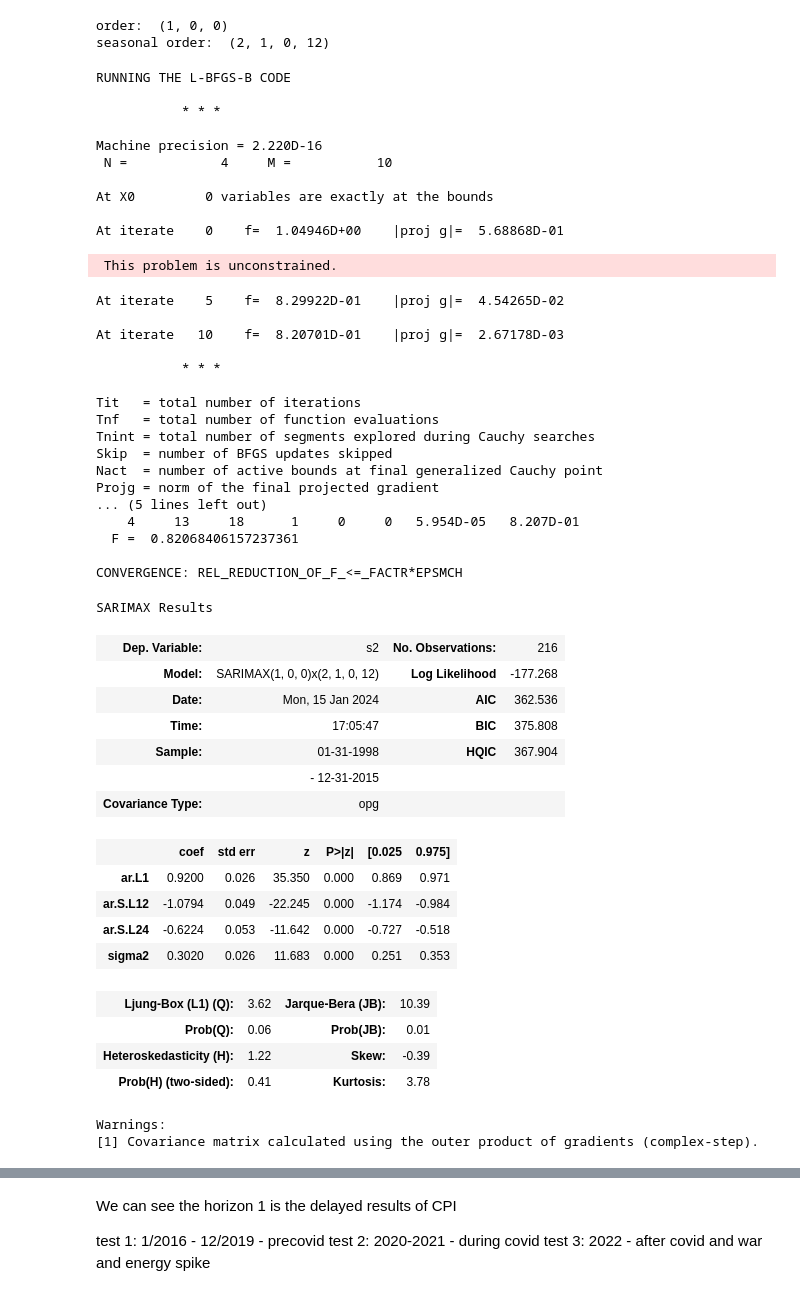
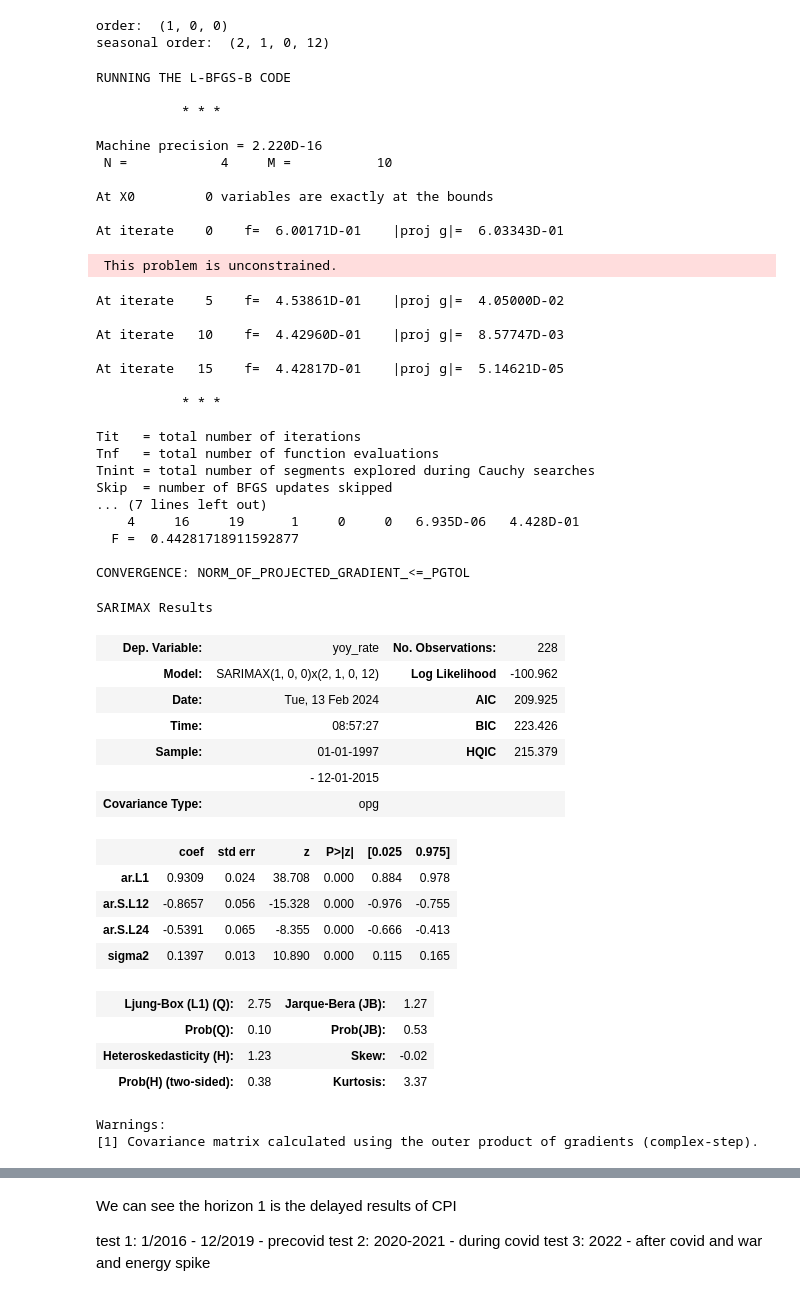
Before and after one commit to lamlam98765/thesis_code, a Jupyter notebook: main/Forecast_ar_model.ipynb, the cells around one changed output, grey strips where cells are left out. Cells and saved outputs as stored; diff of their text form; code cells hidden in the pictures.

```diff
--- a/main/Forecast_ar_model.ipynb
+++ b/main/Forecast_ar_model.ipynb
@@ -109,0 +105,10 @@ head_inf_train = head_inf[head_inf.index <= '2015-12-31']
+# %%
+order = (1, 0, 0)
+
+head_inf_train.index.freq = 'MS'
+
+sar = SARIMAX(head_inf_train,
+                order=order,
+                seasonal_order=None,
+                trend ='n').fit()
+sar.summary()
@@ -110,8 +157,7 @@ head_inf_train = head_inf[head_inf.index <= '2015-12-31']
 # %%
-#from pyramid.arima import auto_arima
 stepwise_model = pm.auto_arima(head_inf_train,
-                            start_p=1, start_q=0,
-                           max_p=12, max_q=0, m=12,
+                            start_p=2, start_q=0,
+                           max_p=12, max_q=12, m=12,
                            start_P=1, seasonal=True,
                            d=0, D=1, trace=True,
                            error_action='ignore',
@@ -119,5 +165,6 @@ stepwise_model = pm.auto_arima(head_inf_train,
                            stepwise=True,
                             information_criterion='bic')
 print(stepwise_model.bic())
+print(stepwise_model.summary())
 # %% [output]
 Performing stepwise search to minimize bic
@@ -148,57 +208,59 @@ print('seasonal order: ',seasonal_order)
 order:  (1, 0, 0)
 seasonal order:  (2, 1, 0, 12)
 # %%
-sar = SARIMAX(headline_train,
-                order=order,
+head_inf_train.index.freq = 'MS'
+
+sar = SARIMAX(head_inf_train,
+                order=(1, 0, 0),
                 seasonal_order=seasonal_order,
-                 trend ='n').fit()
+                trend ='n').fit()
 sar.summary()
 # %% [output]
 RUNNING THE L-BFGS-B CODE
 
            * * *
 
 Machine precision = 2.220D-16
  N =            4     M =           10
 
 At X0         0 variables are exactly at the bounds
 
-At iterate    0    f=  1.04946D+00    |proj g|=  5.68868D-01
+At iterate    0    f=  6.00171D-01    |proj g|=  6.03343D-01
  This problem is unconstrained.
-At iterate    5    f=  8.29922D-01    |proj g|=  4.54265D-02
+At iterate    5    f=  4.53861D-01    |proj g|=  4.05000D-02
 
-At iterate   10    f=  8.20701D-01    |proj g|=  2.67178D-03
+At iterate   10    f=  4.42960D-01    |proj g|=  8.57747D-03
+
+At iterate   15    f=  4.42817D-01    |proj g|=  5.14621D-05
 
            * * *
 
 Tit   = total number of iterations
 Tnf   = total number of function evaluations
 Tnint = total number of segments explored during Cauchy searches
 Skip  = number of BFGS updates skipped
-Nact  = number of active bounds at final generalized Cauchy point
-Projg = norm of the final projected gradient
-... (5 lines left out)
-    4     13     18      1     0     0   5.954D-05   8.207D-01
-  F =  0.82068406157237361
+... (7 lines left out)
+    4     16     19      1     0     0   6.935D-06   4.428D-01
+  F =  0.44281718911592877
 
-CONVERGENCE: REL_REDUCTION_OF_F_<=_FACTR*EPSMCH
+CONVERGENCE: NORM_OF_PROJECTED_GRADIENT_<=_PGTOL
 SARIMAX Results
-| Dep. Variable: | s2 | No. Observations: | 216 |
-| Model: | SARIMAX(1, 0, 0)x(2, 1, 0, 12) | Log Likelihood | -177.268 |
-| Date: | Mon, 15 Jan 2024 | AIC | 362.536 |
-| Time: | 17:05:47 | BIC | 375.808 |
-| Sample: | 01-31-1998 | HQIC | 367.904 |
-|  | - 12-31-2015 |  |  |
+| Dep. Variable: | yoy_rate | No. Observations: | 228 |
+| Model: | SARIMAX(1, 0, 0)x(2, 1, 0, 12) | Log Likelihood | -100.962 |
+| Date: | Tue, 13 Feb 2024 | AIC | 209.925 |
+| Time: | 08:57:27 | BIC | 223.426 |
+| Sample: | 01-01-1997 | HQIC | 215.379 |
+|  | - 12-01-2015 |  |  |
 | Covariance Type: | opg |  |  |
 |  | coef | std err | z | P>|z| | [0.025 | 0.975] |
-| ar.L1 | 0.9200 | 0.026 | 35.350 | 0.000 | 0.869 | 0.971 |
-| ar.S.L12 | -1.0794 | 0.049 | -22.245 | 0.000 | -1.174 | -0.984 |
-| ar.S.L24 | -0.6224 | 0.053 | -11.642 | 0.000 | -0.727 | -0.518 |
-| sigma2 | 0.3020 | 0.026 | 11.683 | 0.000 | 0.251 | 0.353 |
+| ar.L1 | 0.9309 | 0.024 | 38.708 | 0.000 | 0.884 | 0.978 |
+| ar.S.L12 | -0.8657 | 0.056 | -15.328 | 0.000 | -0.976 | -0.755 |
+| ar.S.L24 | -0.5391 | 0.065 | -8.355 | 0.000 | -0.666 | -0.413 |
+| sigma2 | 0.1397 | 0.013 | 10.890 | 0.000 | 0.115 | 0.165 |
-| Ljung-Box (L1) (Q): | 3.62 | Jarque-Bera (JB): | 10.39 |
-| Prob(Q): | 0.06 | Prob(JB): | 0.01 |
-| Heteroskedasticity (H): | 1.22 | Skew: | -0.39 |
-| Prob(H) (two-sided): | 0.41 | Kurtosis: | 3.78 |
+| Ljung-Box (L1) (Q): | 2.75 | Jarque-Bera (JB): | 1.27 |
+| Prob(Q): | 0.10 | Prob(JB): | 0.53 |
+| Heteroskedasticity (H): | 1.23 | Skew: | -0.02 |
+| Prob(H) (two-sided): | 0.38 | Kurtosis: | 3.37 |
 Warnings:
 [1] Covariance matrix calculated using the outer product of gradients (complex-step).
 # %%
```
Also changed, not shown: parts of 22 cells of this notebook, 1 other file.
